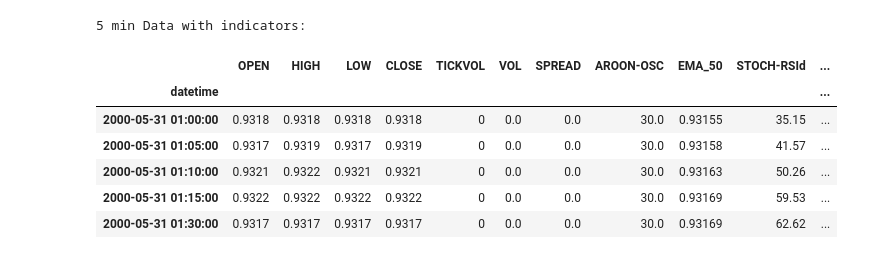
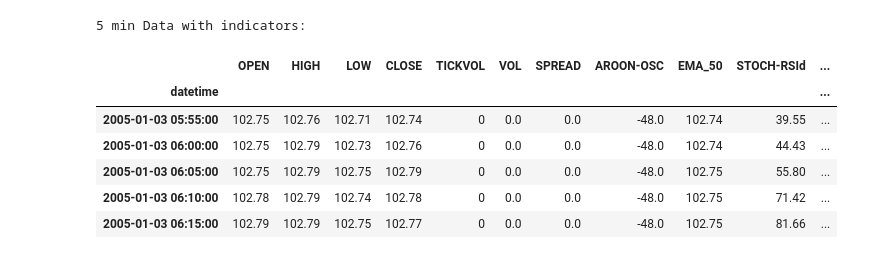
Before and after one commit to Gitchegumi/CTI_Scripts, a Jupyter notebook: py_scripts/backtesting/testing.ipynb, the cells around one changed output. Cells and saved outputs as stored; diff of their text form; code cells hidden in the pictures.

```diff
--- a/py_scripts/backtesting/testing.ipynb
+++ b/py_scripts/backtesting/testing.ipynb
@@ -15,9 +15,15 @@ from plotly.subplots import make_subplots
 pio.renderers.default = "notebook"
 matplotlib.use('Agg')
 %matplotlib inline
+# %%
+symbol = "USDJPY"
+year = 2008
+end_year = 2018
+decimals = 2
+multiplier = 100
 # %%
 # Define the path to your CSV files
-file_path_pattern = '/root/github/CTI_Scripts/py_scripts/backtesting/historical_data/EURUSD/DAT_MT_EURUSD_M1_*.csv'
+file_path_pattern = f'/root/github/CTI_Scripts/py_scripts/backtesting/historical_data/{symbol}/DAT_MT_{symbol}_M1_*.csv'
 
 # Define the column names
 column_names = ['DATE', 'TIME', 'OPEN', 'HIGH', 'LOW', 'CLOSE', 'TICKVOL', 'VOL', 'SPREAD']
@@ -34,20 +40,10 @@ for file in all_files:
 
 combined_data = pd.concat(data_list)
 
-# Check the combined data before parsing dates
-print("Combined data before parsing dates:")
-print(combined_data.head())
-
 # Combine <DATE> and <TIME> into a single datetime column
-combined_data['datetime'] = pd.to_datetime(combined_data['DATE'] + ' ' + combined_data['TIME'], format='%Y.%m.%d %H:%M', errors='coerce')
-
-# Check the combined data after parsing dates
-print("Combined data after parsing dates:")
-print(combined_data.head())
-
-# Check for rows with NaT in datetime column
-print("Rows with NaT in datetime column:")
-print(combined_data[combined_data['datetime'].isna()].head())
+combined_data['datetime'] = pd.to_datetime(
+    combined_data['DATE'] + ' ' + combined_data['TIME'], format='%Y.%m.%d %H:%M', errors='coerce'
+)
 
 # Drop rows with NaT in datetime column
 combined_data.dropna(subset=['datetime'], inplace=True)
@@ -56,17 +52,9 @@ combined_data.dropna(subset=['datetime'], inplace=True)
 combined_data.set_index('datetime', inplace=True)
 combined_data.sort_index(inplace=True)
 
-# Check the combined data before converting numeric columns
-print("Combined data before converting numeric columns:")
-print(combined_data.head())
-
 # Convert numeric columns to appropriate data types
 numeric_columns = ['OPEN', 'HIGH', 'LOW', 'CLOSE', 'TICKVOL', 'VOL', 'SPREAD']
 combined_data[numeric_columns] = combined_data[numeric_columns].apply(pd.to_numeric, errors='coerce')
-
-# Check the combined data after converting numeric columns
-print("Combined data after converting numeric columns:")
-print(combined_data.head())
 
 # Drop rows with NaN values in numeric columns
 combined_data.replace([np.inf, -np.inf], np.nan, inplace=True)
@@ -385,7 +375,7 @@ combined_data_5m['AROON-OSC'] = ta.aroon(
     combined_data_5m['LOW'],
     length=aroon_length
 )[f'AROONOSC_{aroon_length}'].round(2)
-combined_data_5m['EMA_50'] = ta.ema(combined_data_5m['CLOSE'], length=ema_length).round(5)
+combined_data_5m['EMA_50'] = ta.ema(combined_data_5m['CLOSE'], length=ema_length).round(decimals)
 combined_data_5m['STOCH-RSId'] = ta.stochrsi(
     combined_data_5m['CLOSE'],
     length=stoch_rsi_length,
@@ -404,50 +394,50 @@ combined_data_5m['SUPERTREND'] = ta.supertrend(
     combined_data_5m['CLOSE'],
     length=supertrend_length,
     multiplier=supertrend_mult
-)[f'SUPERT_{supertrend_length}_{supertrend_mult}'].round(5)
+)[f'SUPERT_{supertrend_length}_{supertrend_mult}'].round(decimals)
 combined_data_5m['Keltner-Upper'] = ta.kc(
     high=combined_data_5m['HIGH'],
     low=combined_data_5m['LOW'],
     close=combined_data_5m['CLOSE'],
     length=kc_length,
     scalar=kc_scalar
-)[f'KCUe_{kc_length}_{kc_scalar}'].round(5)
+)[f'KCUe_{kc_length}_{kc_scalar}'].round(decimals)
 combined_data_5m['Keltner-Basis'] = ta.kc(
     high=combined_data_5m['HIGH'],
     low=combined_data_5m['LOW'],
     close=combined_data_5m['CLOSE'],
     length=kc_length,
     scalar=kc_scalar
-)[f'KCBe_{kc_length}_{kc_scalar}'].round(5)
+)[f'KCBe_{kc_length}_{kc_scalar}'].round(decimals)
 combined_data_5m['Keltner-Lower'] = ta.kc(
     high=combined_data_5m['HIGH'],
     low=combined_data_5m['LOW'],
     close=combined_data_5m['CLOSE'],
     length=kc_length,
     scalar=kc_scalar
-)[f'KCLe_{kc_length}_{kc_scalar}'].round(5)
+)[f'KCLe_{kc_length}_{kc_scalar}'].round(decimals)
 combined_data_5m['ATR'] = ta.atr(
     high=combined_data_5m['HIGH'],
     low=combined_data_5m['LOW'],
     close=combined_data_5m['CLOSE'],
     length=atr_length
-).round(5)
+).round(decimals)
 
 
 # Drop rows with NaN values (due to indicator calculation)
 combined_data_5m.dropna(inplace=True)
 
 # Display the data with indicators
 print("5 min Data with indicators:")
 combined_data_5m.head()
 # %% [output]
 5 min Data with indicators:
 |  | OPEN | HIGH | LOW | CLOSE | TICKVOL | VOL | SPREAD | AROON-OSC | EMA_50 | STOCH-RSId | ... |
 | datetime |  |  |  |  |  |  |  |  |  |  | ... |
-| 2000-05-31 01:00:00 | 0.9318 | 0.9318 | 0.9318 | 0.9318 | 0 | 0.0 | 0.0 | 30.0 | 0.93155 | 35.15 | ... |
-| 2000-05-31 01:05:00 | 0.9317 | 0.9319 | 0.9317 | 0.9319 | 0 | 0.0 | 0.0 | 30.0 | 0.93158 | 41.57 | ... |
-| 2000-05-31 01:10:00 | 0.9321 | 0.9322 | 0.9321 | 0.9321 | 0 | 0.0 | 0.0 | 30.0 | 0.93163 | 50.26 | ... |
-| 2000-05-31 01:15:00 | 0.9322 | 0.9322 | 0.9322 | 0.9322 | 0 | 0.0 | 0.0 | 30.0 | 0.93169 | 59.53 | ... |
-| 2000-05-31 01:30:00 | 0.9317 | 0.9317 | 0.9317 | 0.9317 | 0 | 0.0 | 0.0 | 30.0 | 0.93169 | 62.62 | ... |
+| 2005-01-03 05:55:00 | 102.75 | 102.76 | 102.71 | 102.74 | 0 | 0.0 | 0.0 | -48.0 | 102.74 | 39.55 | ... |
+| 2005-01-03 06:00:00 | 102.75 | 102.79 | 102.73 | 102.76 | 0 | 0.0 | 0.0 | -48.0 | 102.74 | 44.43 | ... |
+| 2005-01-03 06:05:00 | 102.75 | 102.79 | 102.75 | 102.79 | 0 | 0.0 | 0.0 | -48.0 | 102.75 | 55.80 | ... |
+| 2005-01-03 06:10:00 | 102.78 | 102.79 | 102.74 | 102.78 | 0 | 0.0 | 0.0 | -48.0 | 102.75 | 71.42 | ... |
+| 2005-01-03 06:15:00 | 102.79 | 102.79 | 102.75 | 102.77 | 0 | 0.0 | 0.0 | -48.0 | 102.75 | 81.66 | ... |
 # %%
 data_5m_2018 = combined_data_5m.loc['2018-01-01':'2018-12-31']
```
Also changed, not shown: parts of 8 cells of this notebook, 2 other files.
